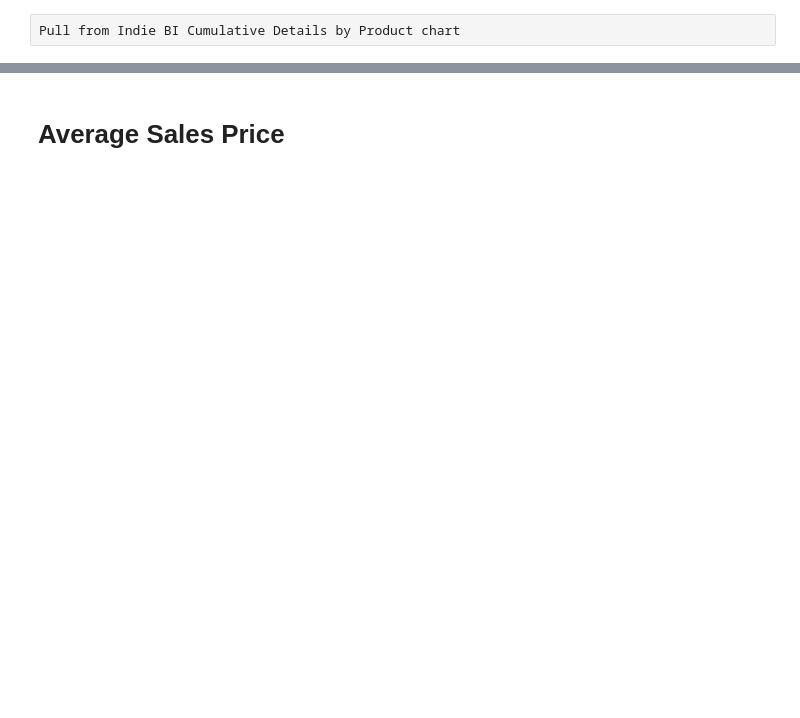
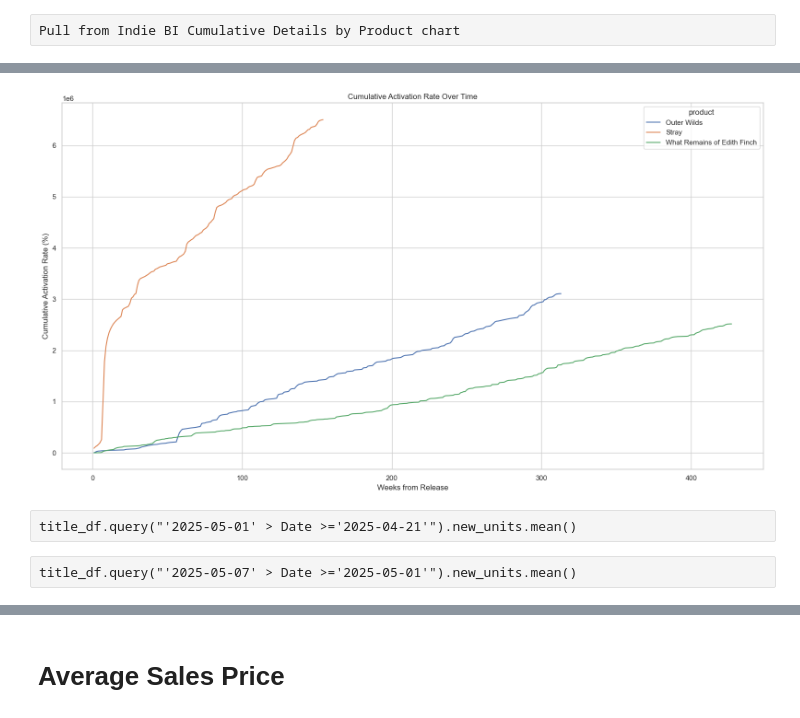
Before and after one commit to dougsack/IndieBI-Sales-EDA, a Jupyter notebook: Comparison to Past Titles.ipynb, the cells around one changed output, grey strips where cells are left out. Cells and saved outputs as stored; diff of their text form; code cells hidden in the pictures; blank space fills up the shorter version.

```diff
--- a/Comparison to Past Titles.ipynb
+++ b/Comparison to Past Titles.ipynb
@@ -101,2 +107,2 @@ current_cume = df.query("product==@title")['units'].values[0]
 # %%
-df.query("product==@title")
+title_df = df.query("product==@title")
@@ -106,0 +125,22 @@ df.query("product==@title")
+# %%
+import seaborn as sns
+import matplotlib.pyplot as plt
+
+# Set Seaborn style for aesthetics
+sns.set_theme(style="whitegrid")
+
+# Plot the data
+plt.figure(figsize=(16, 9))
+sns.lineplot(data=title_df, x="Weeks_from_Release", y="units", hue='product')
+
+
+# Adding titles and labels
+plt.title("Cumulative Activation Rate Over Time")
+plt.xlabel("Weeks from Release")
+plt.ylabel("Cumulative Activation Rate (%)")
+
+# Show the plot
+plt.tight_layout()
+plt.show()
+# %% [output]
+[figure, added]
@@ -107,3 +149,7 @@ df.query("product==@title")
+# %% [raw]
+title_df.query("'2025-05-01' > Date >='2025-04-21'").new_units.mean()
+# %% [raw]
+title_df.query("'2025-05-07' > Date >='2025-05-01'").new_units.mean()
 # %%
 ranked_df = df.query("Weeks_from_Release ==1").sort_values(by='units', ascending=False)
 # %%
```
Also changed, not shown: parts of 26 cells of this notebook, 4 other files.
